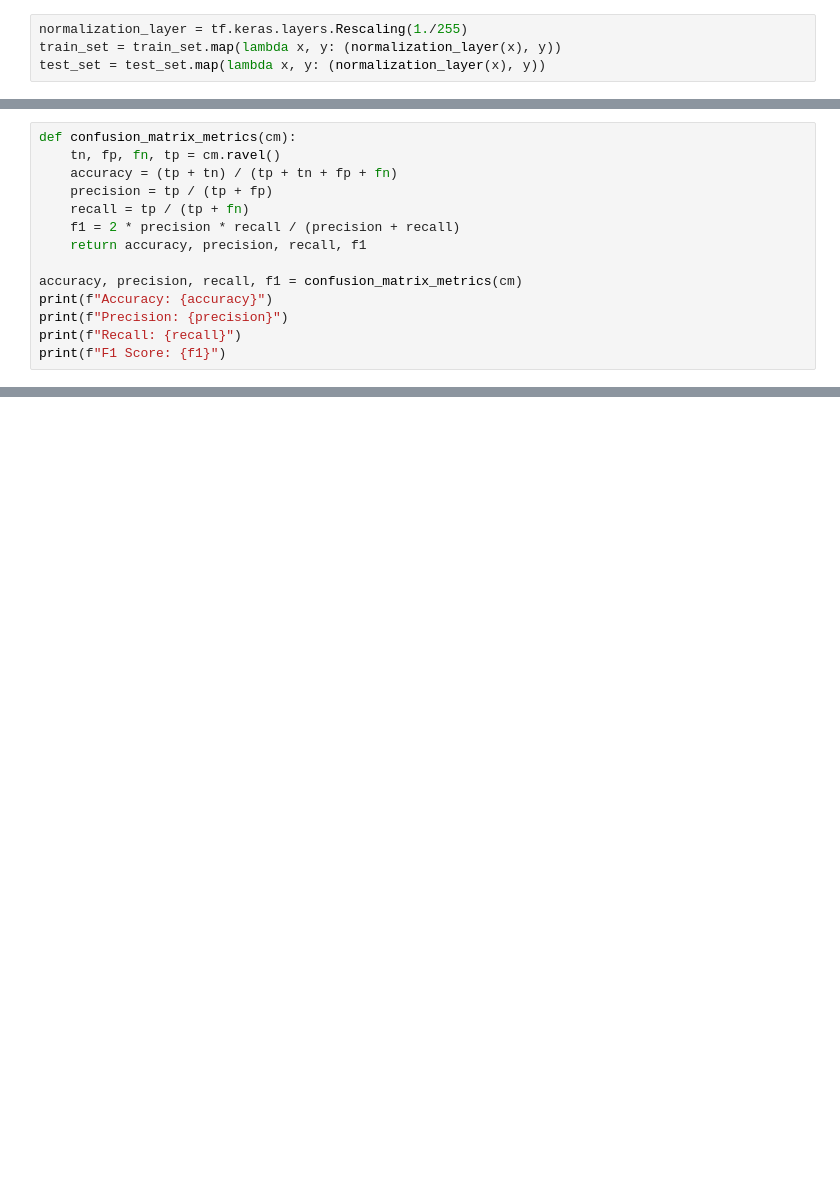
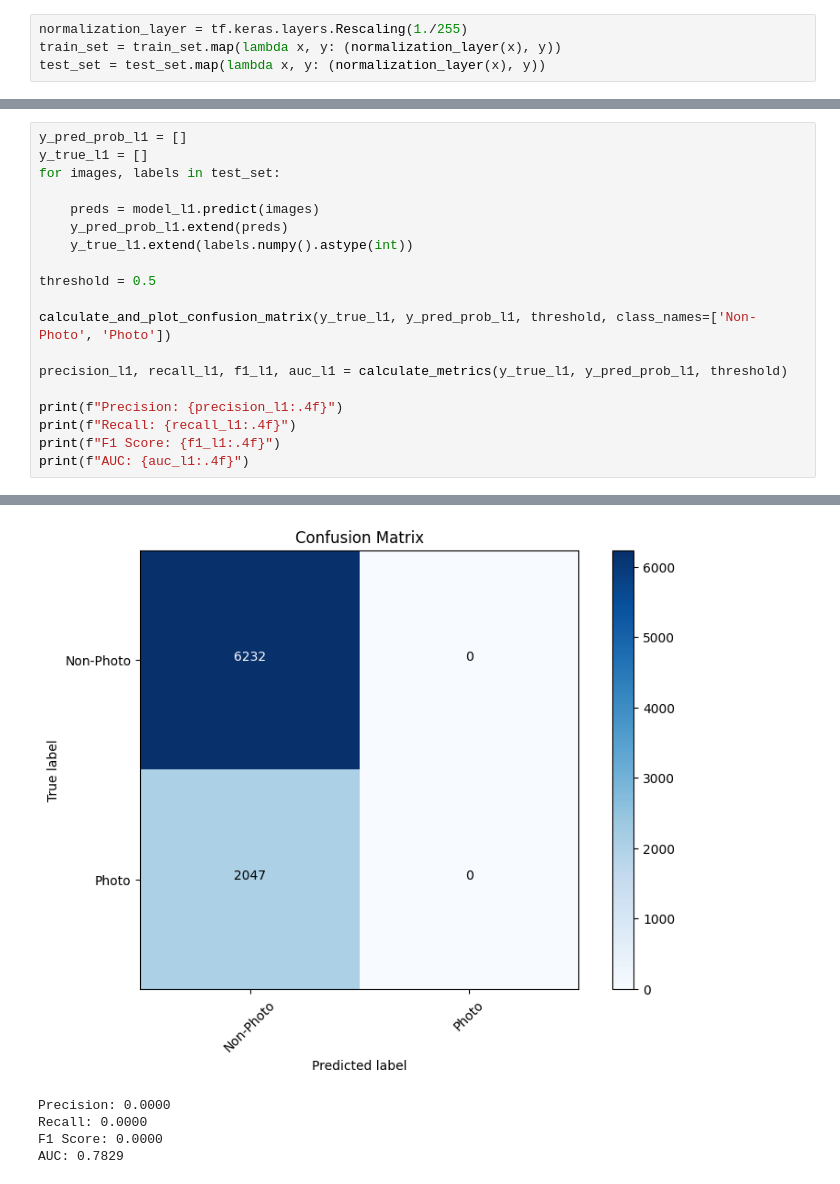
Before and after one commit to romaricDembele/projet_leyenda, a Jupyter notebook: livrable_1.ipynb, the cells around one changed output, grey strips where cells are left out. Saved outputs shown, nothing was run; the diff lists cells and outputs as text; blank space fills up the shorter version.

```diff
--- a/livrable_1.ipynb
+++ b/livrable_1.ipynb
@@ -504,14 +252,0 @@ AUC: 0.8457
-# %%
-def confusion_matrix_metrics(cm):
-    tn, fp, fn, tp = cm.ravel()
-    accuracy = (tp + tn) / (tp + tn + fp + fn)
-    precision = tp / (tp + fp)
-    recall = tp / (tp + fn)
-    f1 = 2 * precision * recall / (precision + recall)
-    return accuracy, precision, recall, f1
-
-accuracy, precision, recall, f1 = confusion_matrix_metrics(cm)
-print(f"Accuracy: {accuracy}")
-print(f"Precision: {precision}")
-print(f"Recall: {recall}")
-print(f"F1 Score: {f1}")
@@ -1207,0 +488,20 @@ Pourcentage de non photo bien prédit : 90.33492822966507
+# %%
+y_pred_prob_l1 = []
+y_true_l1 = []
+for images, labels in test_set:
+
+    preds = model_l1.predict(images)
+    y_pred_prob_l1.extend(preds)
+    y_true_l1.extend(labels.numpy().astype(int))
+
+threshold = 0.5
+
+calculate_and_plot_confusion_matrix(y_true_l1, y_pred_prob_l1, threshold, class_names=['Non-Photo', 'Photo'])
+
+precision_l1, recall_l1, f1_l1, auc_l1 = calculate_metrics(y_true_l1, y_pred_prob_l1, threshold)
+
+print(f"Precision: {precision_l1:.4f}")
+print(f"Recall: {recall_l1:.4f}")
+print(f"F1 Score: {f1_l1:.4f}")
+print(f"AUC: {auc_l1:.4f}")
+# %% [output]
@@ -1207,0 +525,5 @@ Pourcentage de non photo bien prédit : 90.33492822966507
+[figure, added]
+Precision: 0.0000
+Recall: 0.0000
+F1 Score: 0.0000
+AUC: 0.7829
```
Also changed, not shown: parts of 81 cells of this notebook.
